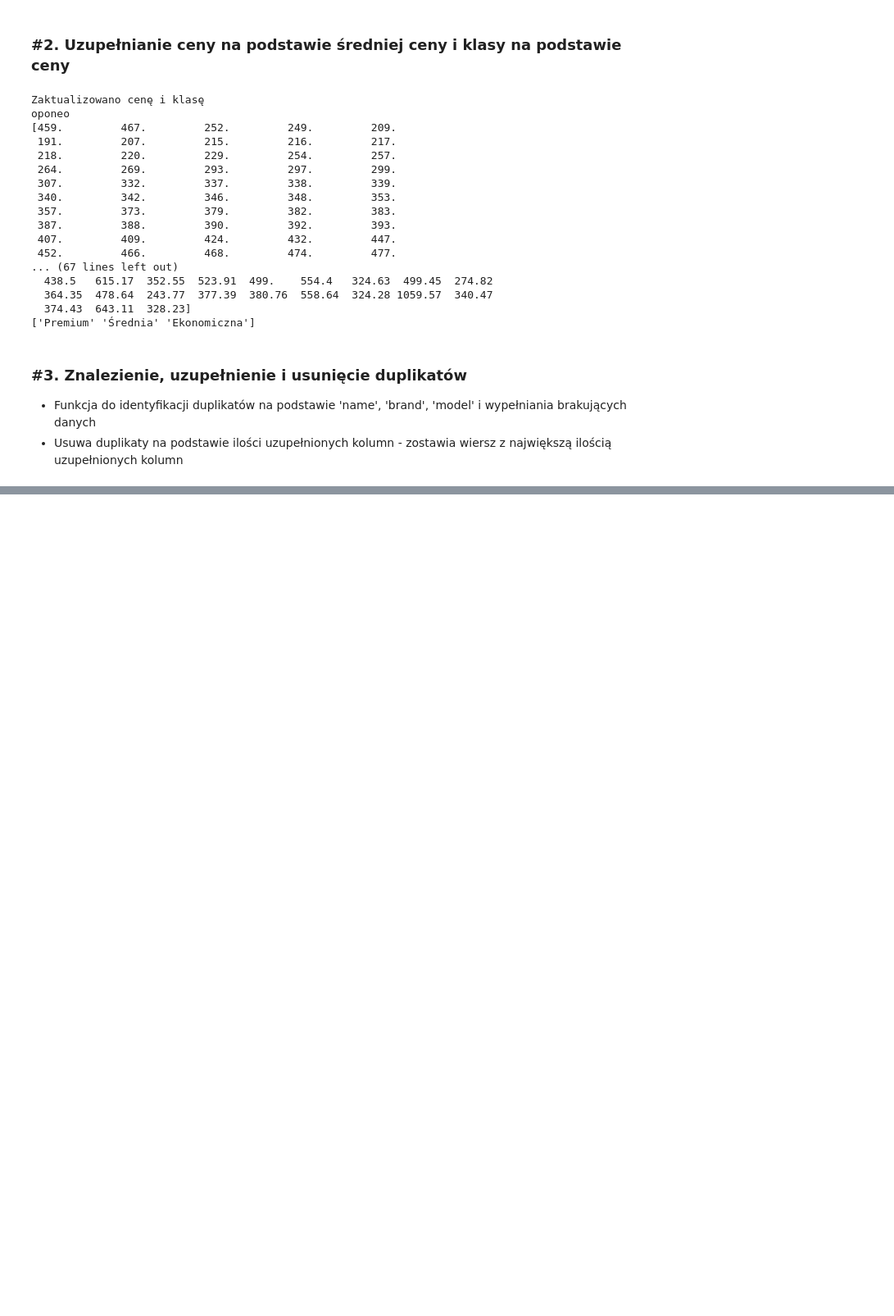
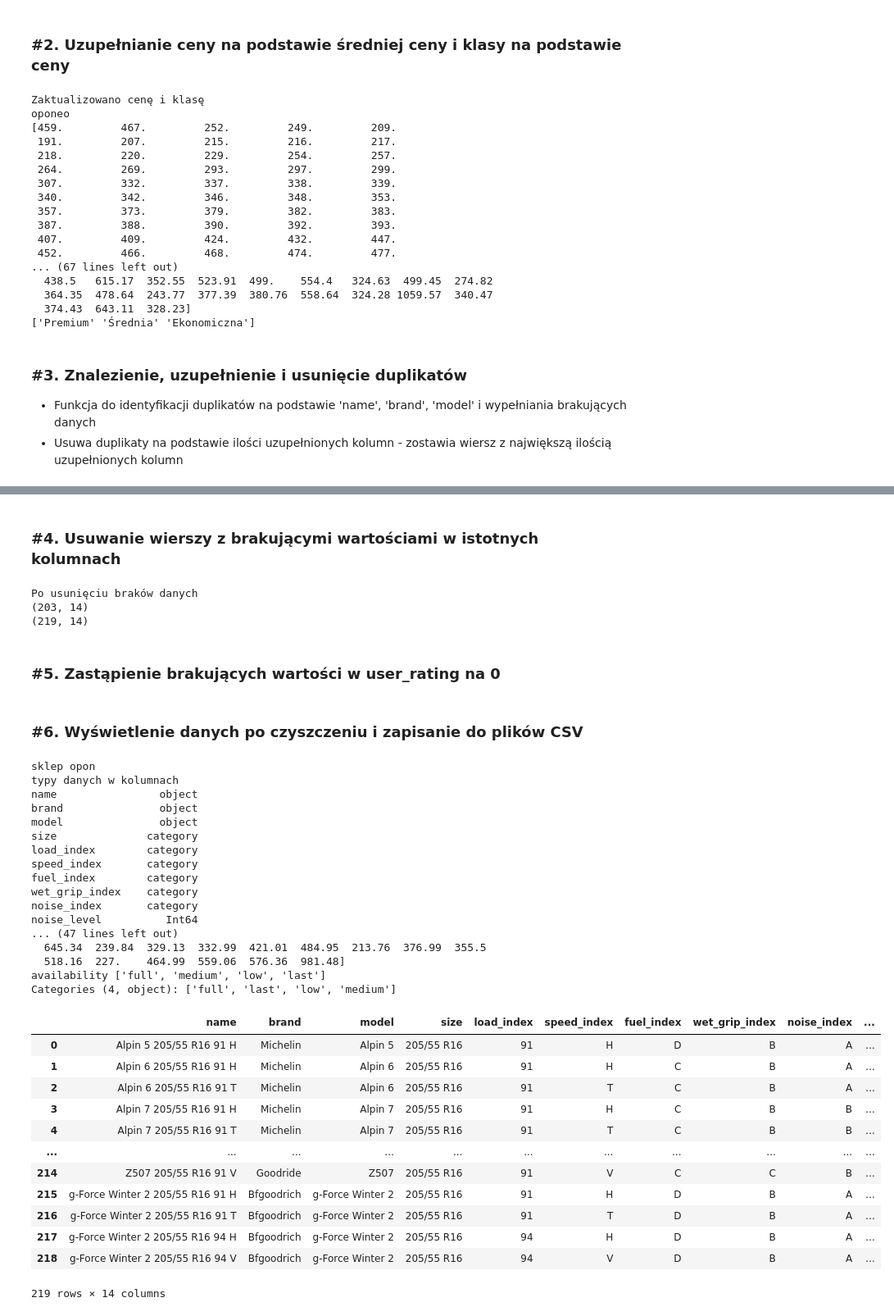
Before and after one commit to JacquesM27/PAD_all, a Jupyter notebook: mini_projekt.ipynb, the cells around one changed output, grey strips where cells are left out. Shown at 82% size. Cells and saved outputs as stored; diff of their text form; code cells hidden in the pictures; blank space fills up the shorter version.

```diff
--- a/mini_projekt.ipynb
+++ b/mini_projekt.ipynb
@@ -509,3 +542,78 @@ Przed usunięciem duplikatów
 Po usunięciu duplikatów
 (208, 14)
 (289, 14)
+# %% [markdown]
+### #4. Usuwanie wierszy z brakującymi wartościami w istotnych kolumnach
+# %%
+df_oponeo.dropna(subset=['fuel_index', 'wet_grip_index', 'noise_index'], inplace=True)
+df_sklep_opon.dropna(subset=['fuel_index', 'wet_grip_index', 'noise_index'], inplace=True)
+
+df_oponeo.dropna(subset=['availability'], inplace=True)
+df_sklep_opon.dropna(subset=['availability'], inplace=True)
+
+print("Po usunięciu braków danych")
+print(df_oponeo.shape)
+print(df_sklep_opon.shape)
+# %% [output]
+Po usunięciu braków danych
+(203, 14)
+(219, 14)
+# %% [markdown]
+### #5. Zastąpienie brakujących wartości w user_rating na 0
+# %%
+df_oponeo['user_rating'] = df_oponeo['user_rating'].fillna(0)
+df_sklep_opon['user_rating'] = df_sklep_opon['user_rating'].fillna(0)
+# %% [markdown]
+### #6. Wyświetlenie danych po czyszczeniu i zapisanie do plików CSV
+# %%
+print("sklep opon")
+print("typy danych w kolumnach")
+print(df_sklep_opon.dtypes)
+print("unikalne wartości w kolumnach")
+for column in df_sklep_opon.columns:
+    if column not in ["name", "brand", "model"]:
+        print(column, df_sklep_opon[column].unique())
+display(df_sklep_opon)
+
+print("oponeo")
+print("typy danych w kolumnach")
+print(df_oponeo.dtypes)
+print("unikalne wartości w kolumnach")
+for column in df_oponeo.columns:
+    if column not in ["name", "brand", "model"]:
+        print(column, df_oponeo[column].unique())
+display(df_oponeo)
+
+df_oponeo.to_csv("data/miniprojekt/oponeo_cleaned.csv", index=False)
+df_sklep_opon.to_csv("data/miniprojekt/sklep_opon_cleaned.csv", index=False)
+# %% [output]
+sklep opon
+typy danych w kolumnach
+name                object
+brand               object
+model               object
+size              category
+load_index        category
+speed_index       category
+fuel_index        category
+wet_grip_index    category
+noise_index       category
+noise_level          Int64
+... (47 lines left out)
+  645.34  239.84  329.13  332.99  421.01  484.95  213.76  376.99  355.5
+  518.16  227.    464.99  559.06  576.36  981.48]
+availability ['full', 'medium', 'low', 'last']
+Categories (4, object): ['full', 'last', 'low', 'medium']
+|  | name | brand | model | size | load_index | speed_index | fuel_index | wet_grip_index | noise_index | ... |
+| 0 | Alpin 5 205/55 R16 91 H | Michelin | Alpin 5 | 205/55 R16 | 91 | H | D | B | A | ... |
+| 1 | Alpin 6 205/55 R16 91 H | Michelin | Alpin 6 | 205/55 R16 | 91 | H | C | B | A | ... |
+| 2 | Alpin 6 205/55 R16 91 T | Michelin | Alpin 6 | 205/55 R16 | 91 | T | C | B | A | ... |
+| 3 | Alpin 7 205/55 R16 91 H | Michelin | Alpin 7 | 205/55 R16 | 91 | H | C | B | B | ... |
+| 4 | Alpin 7 205/55 R16 91 T | Michelin | Alpin 7 | 205/55 R16 | 91 | T | C | B | B | ... |
+| ... | ... | ... | ... | ... | ... | ... | ... | ... | ... | ... |
+| 214 | Z507 205/55 R16 91 V | Goodride | Z507 | 205/55 R16 | 91 | V | C | C | B | ... |
+| 215 | g-Force Winter 2 205/55 R16 91 H | Bfgoodrich | g-Force Winter 2 | 205/55 R16 | 91 | H | D | B | A | ... |
+| 216 | g-Force Winter 2 205/55 R16 91 T | Bfgoodrich | g-Force Winter 2 | 205/55 R16 | 91 | T | D | B | A | ... |
+| 217 | g-Force Winter 2 205/55 R16 94 H | Bfgoodrich | g-Force Winter 2 | 205/55 R16 | 94 | H | D | B | A | ... |
+| 218 | g-Force Winter 2 205/55 R16 94 V | Bfgoodrich | g-Force Winter 2 | 205/55 R16 | 94 | V | D | B | A | ... |
+219 rows × 14 columns
```
Also changed, not shown: parts of 8 cells of this notebook.
